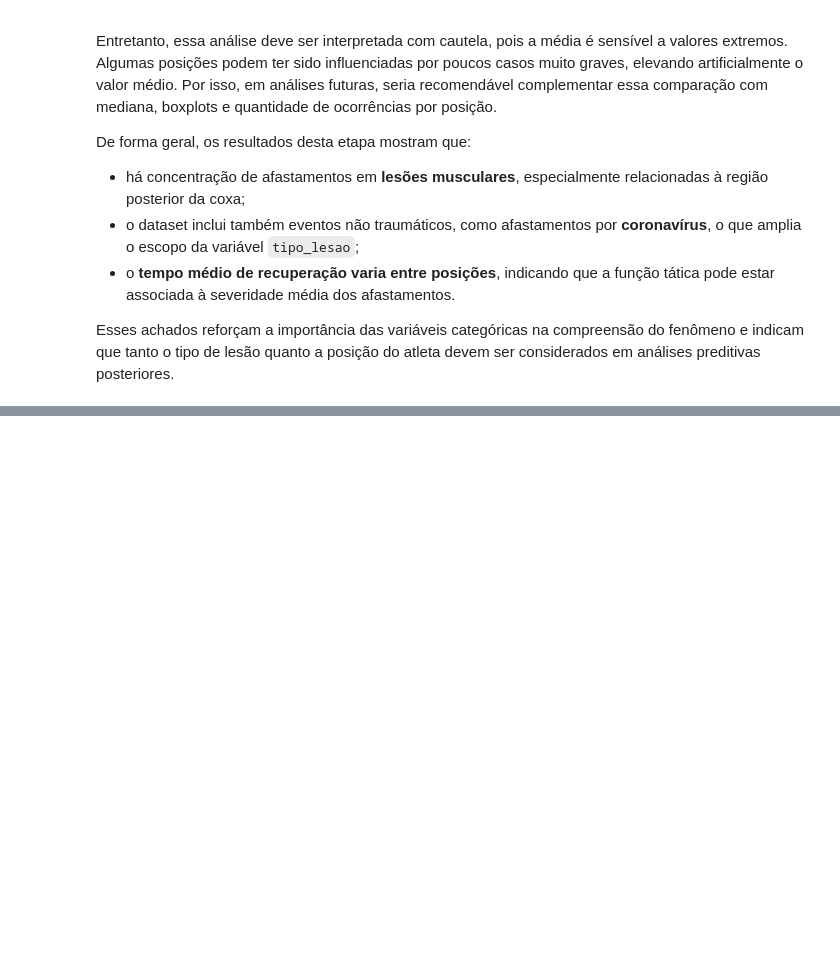
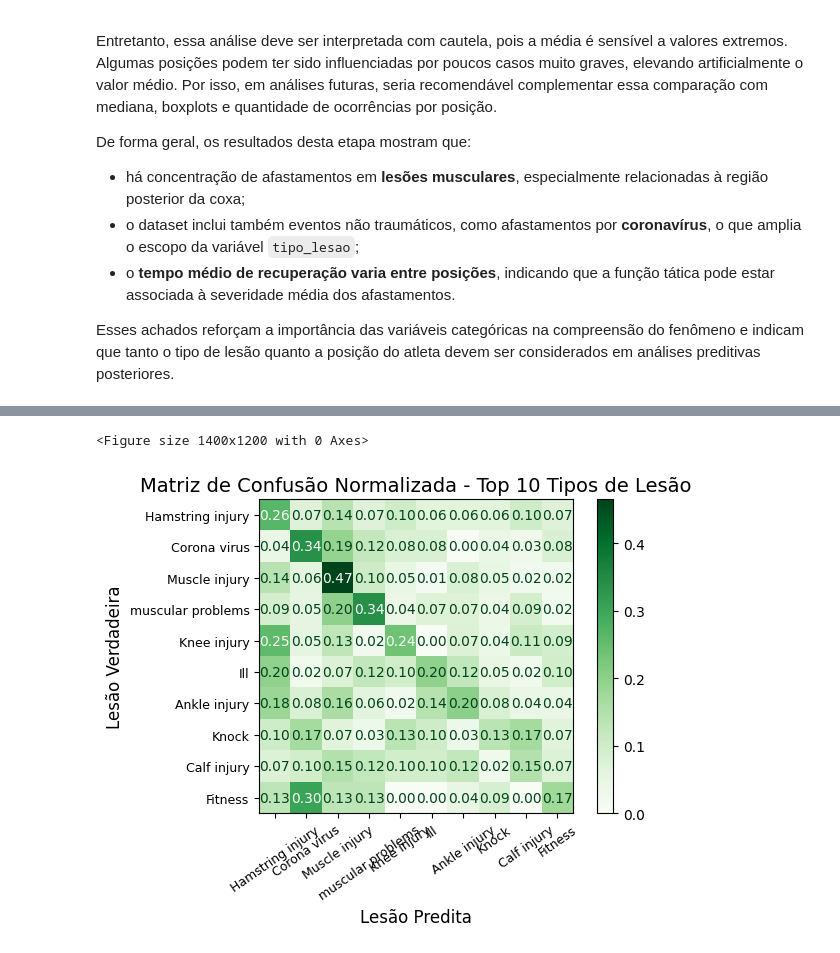
Before and after one commit to ICEI-PUC-Minas-PMV-SI/pmv-si-2026-1-pe7-t1-g3-analytics_lesao_futebol, a Jupyter notebook: src/notebooks/analise_exploratoria.ipynb, the cells around one changed output, grey strips where cells are left out. Saved outputs shown, nothing was run; the diff lists cells and outputs as text; code cells hidden in the pictures; blank space fills up the shorter version.

```diff
--- a/src/notebooks/analise_exploratoria.ipynb
+++ b/src/notebooks/analise_exploratoria.ipynb
@@ -1260,0 +671,28 @@ A calibração, especialmente a isotonic, apresenta os melhores resultados em te
+# %%
+# Selecionar apenas as top 15 classes mais frequentes
+top_n = 10  # diminua para 10 ou 12
+top_classes = y_test.value_counts().head(top_n).index.tolist()
+
+y_test_filtered = y_test[y_test.isin(top_classes)]
+y_pred_filtered = y_pred[y_test.isin(top_classes)]
+
+cm_norm_filtered = confusion_matrix(
+    y_test_filtered,
+    y_pred_filtered,
+    labels=top_classes,
+    normalize='true'
+)
+
+plt.figure(figsize=(14, 12))
+disp_norm = ConfusionMatrixDisplay(confusion_matrix=cm_norm_filtered, display_labels=top_classes)
+disp_norm.plot(cmap='Greens', xticks_rotation=35, values_format='.2f')
+plt.title('Matriz de Confusão Normalizada - Top 10 Tipos de Lesão', fontsize=14)
+plt.xlabel('Lesão Predita', fontsize=12)
+plt.ylabel('Lesão Verdadeira', fontsize=12)
+plt.xticks(fontsize=9)
+plt.yticks(fontsize=9)
+plt.tight_layout()
+plt.show()
+# %% [output]
+<Figure size 1400x1200 with 0 Axes>
+[figure, added]
```
Also changed, not shown: parts of 47 cells of this notebook, 2 other files.
